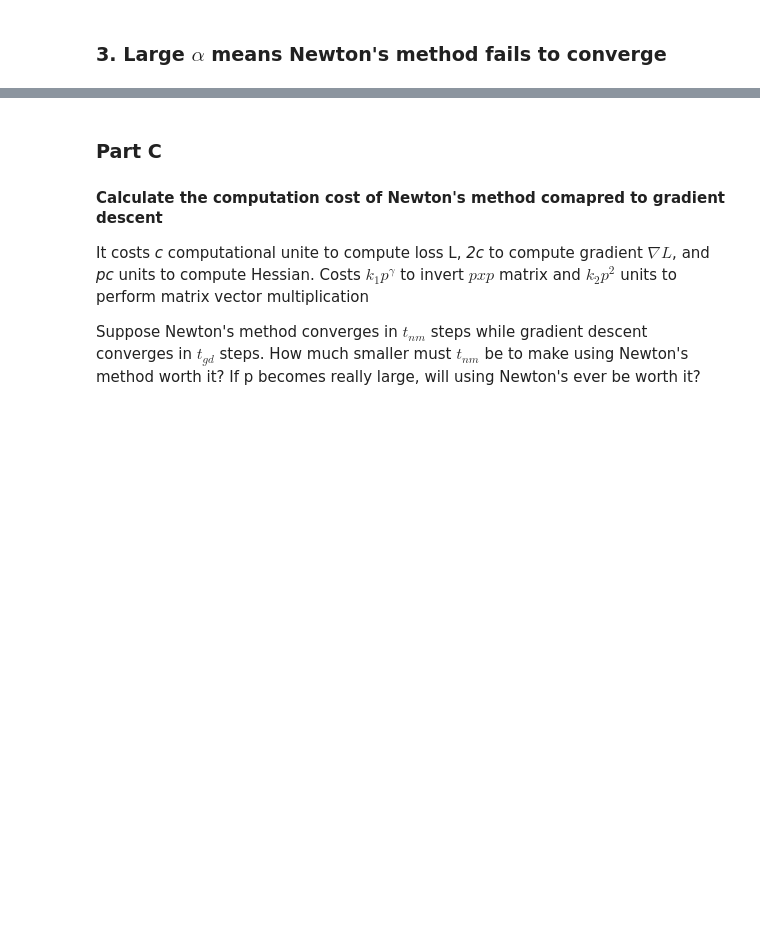
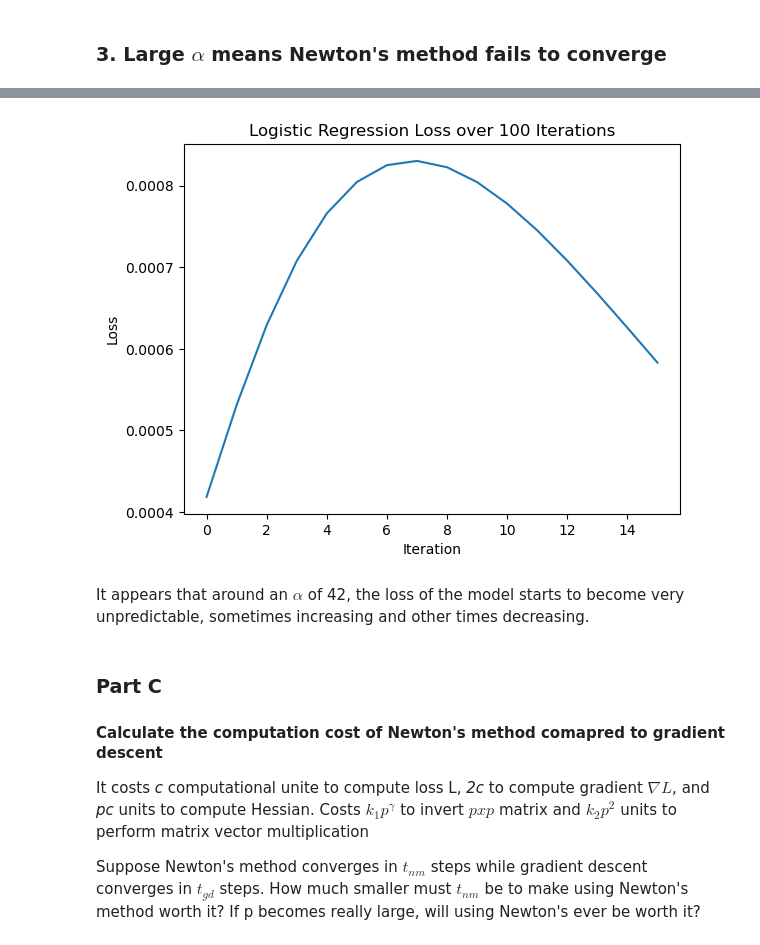
Before and after one commit to breannaguo/breannaguo451.github.io, a Jupyter notebook: posts/Newton's Method/Newton's Method Notebook.ipynb, the cells around one changed output, grey strips where cells are left out. Cells and saved outputs as stored; diff of their text form; code cells hidden in the pictures; blank space fills up the shorter version.

```diff
--- a/posts/Newton's Method/Newton's Method Notebook.ipynb
+++ b/posts/Newton's Method/Newton's Method Notebook.ipynb
@@ -178,3 +178,27 @@ Somehting might be wrong here...
+# %%
+# initializing the newton methods
+LR = LogisticRegression()
+opt = NewtonOptimizer(LR)
+
+#initalize vector to keep track of loss over iterations
+loss_vec_biga = []
+max_iters = 100
+curr_iter = 0
+alpha = 42
+loss_biga = LR.loss(X,y)
+
+while curr_iter <  max_iters and loss > 0:
+    opt.step(X, y, alpha)
+    loss_biga = LR.loss(X, y)
+    loss_vec_biga.append(loss_biga)
+
+    curr_iter +=1
+# %%
+plot_loss_fnc(loss = loss_vec_biga)
+# %% [output]
+[figure, added]
+# %% [markdown]
+It appears that around an $\alpha$ of 42, the loss of the model starts to become very unpredictable, sometimes increasing and other times decreasing.
 # %% [markdown]
 ### Part C
 #### Calculate the computation cost of Newton's method comapred to gradient descent
```
Also changed, not shown: parts of 6 cells of this notebook, 8 other files.
